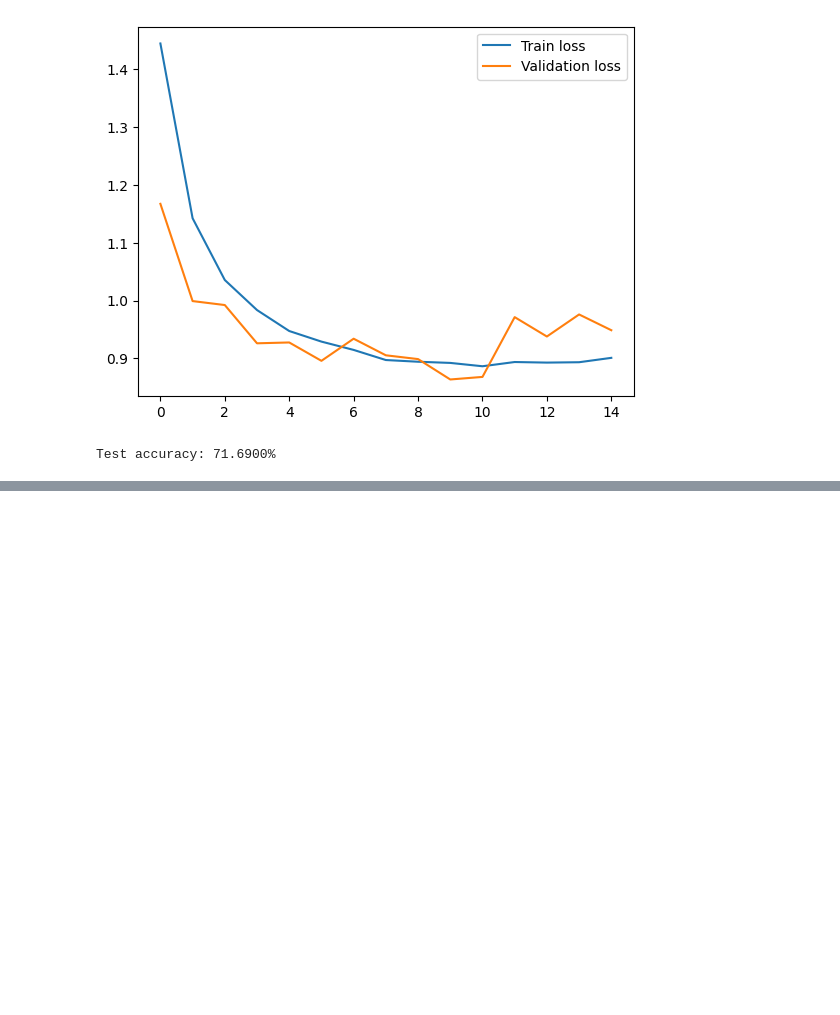
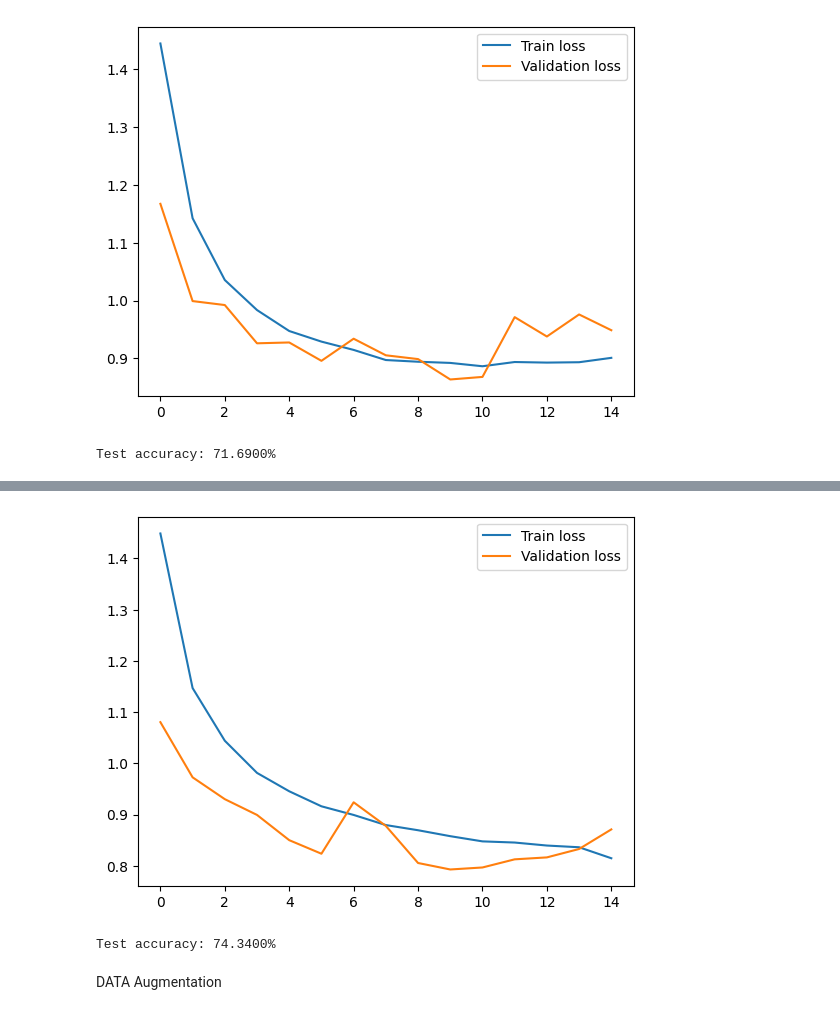
Before and after one commit to BiPaulEr/DeepLearning, a Jupyter notebook: Chap02/cifar10_cnn.ipynb, the cells around one changed output, grey strips where cells are left out. Cells and saved outputs as stored; diff of their text form; code cells hidden in the pictures; blank space fills up the shorter version.

```diff
--- a/Chap02/cifar10_cnn.ipynb
+++ b/Chap02/cifar10_cnn.ipynb
@@ -329,0 +419,18 @@ Test accuracy: 71.6900%
+# %%
+plt.plot(hist4.history['loss'], label='Train loss')
+plt.plot(hist4.history['val_loss'], label='Validation loss')
+plt.legend()
+plt.show()
+# %% [output]
+[figure, added]
+# %%
+model4.load_weights('model.weights.color.conv.dropout.l2.batch.keras')
+score = model4.evaluate(x_test, y_test, verbose=0)
+accuracy = 100*score[1]
+
+# print test accuracy
+print('Test accuracy: %.4f%%' % accuracy)
+# %% [output]
+Test accuracy: 74.3400%
+# %% [markdown]
+DATA Augmentation
```
Also changed, not shown: parts of 8 cells of this notebook.
